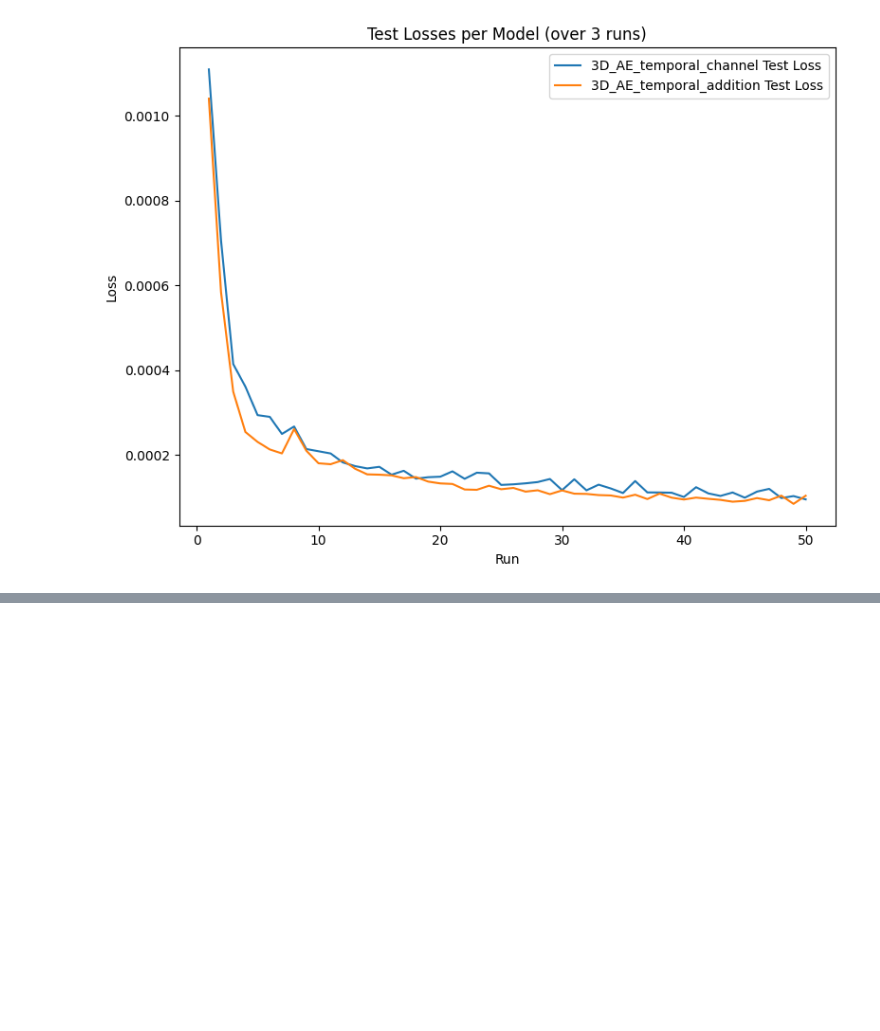
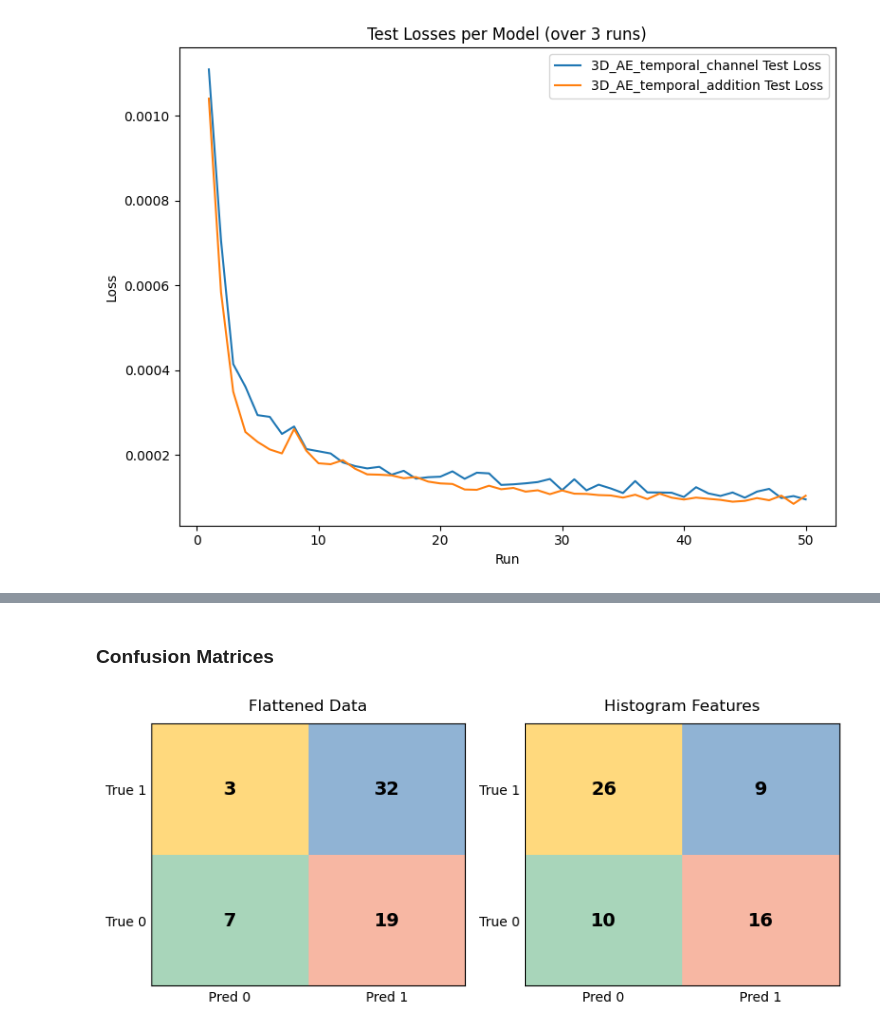
Before and after one commit to bhumikasadbhave/Master-Thesis-SITS, a Jupyter notebook: Modeling/temporal_ae.ipynb, the cells around one changed output, grey strips where cells are left out. Cells and saved outputs as stored; diff of their text form; code cells hidden in the pictures; blank space fills up the shorter version.

```diff
--- a/Modeling/temporal_ae.ipynb
+++ b/Modeling/temporal_ae.ipynb
@@ -780,0 +804,6 @@ plot_losses_ae(train_loss, test_loss)
+# %% [markdown]
+### Confusion Matrices
+# %%
+plot_confusion_matrices_no_borders(config.predictions_path)
+# %% [output]
+[figure, added]
```
Also changed, not shown: parts of 8 cells of this notebook, 2 other files.
